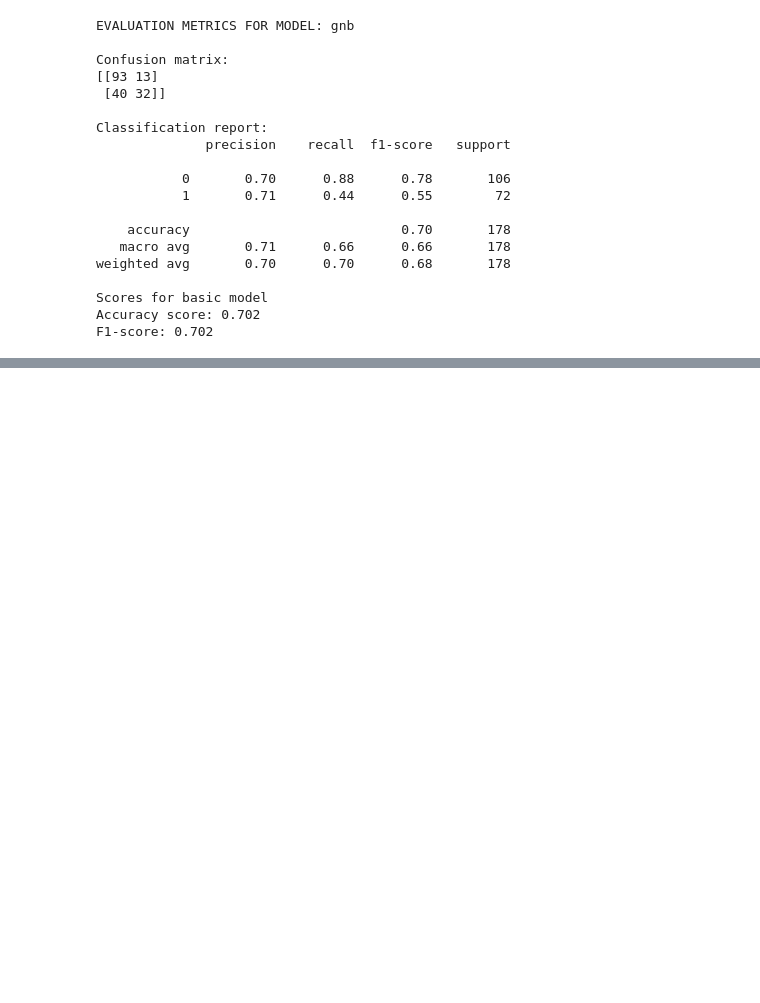
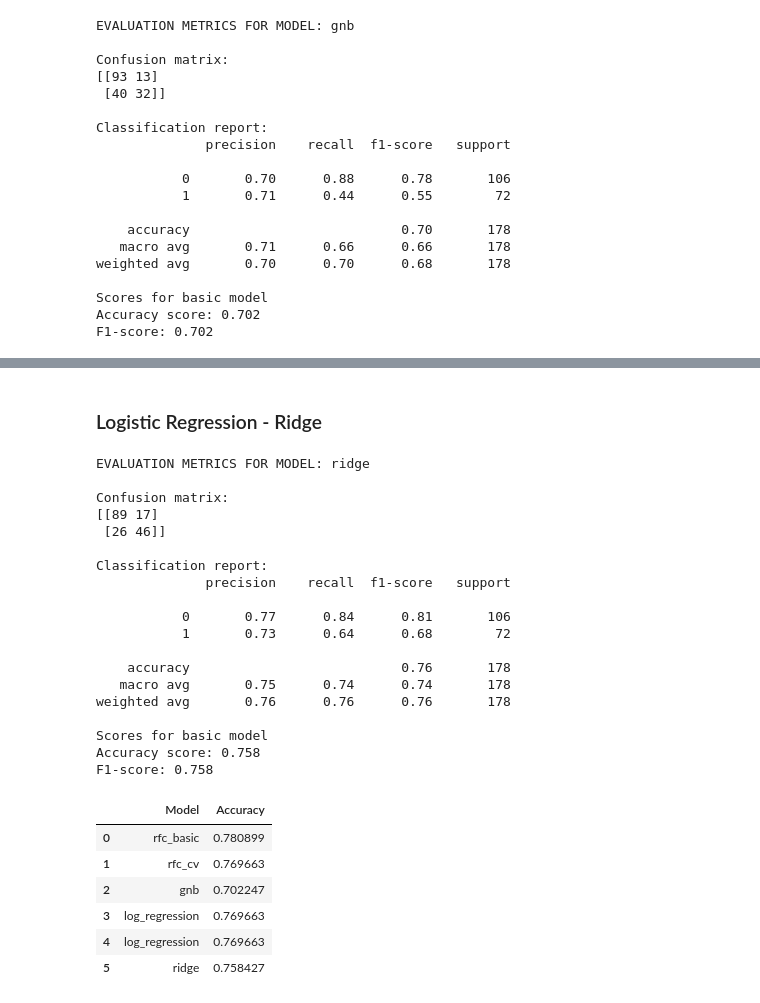
Before and after one commit to pawelkiszczak/kaggle, a Jupyter notebook: titanic/titanic_sklearn.ipynb, the cells around one changed output, grey strips where cells are left out. Drawn from its saved outputs; the diff is of its cells as text; code cells hidden in the pictures; blank space fills up the shorter version.

```diff
--- a/titanic/titanic_sklearn.ipynb
+++ b/titanic/titanic_sklearn.ipynb
@@ -405,0 +422,5 @@ F1-score: 0.770
+# %%
+# Adding already obtained data
+results = append_data(results, rfc_basic_results)
+results = append_data(results, rfc_cv_results)
+results
@@ -414,6 +441,7 @@ Other classifiers to try out:
 * Linear SVC
 * Stochastic Gradient Descent
 # %%
+# Next model - Gaussian Naive-Bayes
 from sklearn.naive_bayes import GaussianNB
 gnb = GaussianNB()
 
@@ -421,7 +449,7 @@ gnb.fit(X_train, y_train)
 
 gnb.predict(X_test)
 
-evaluate_model(model=gnb, model_name='gnb', y_true=y_test)
+gnb_results = evaluate_model(model=gnb, model_name='gnb', y_true=y_test)
 # %% [output]
 EVALUATION METRICS FOR MODEL: gnb
 
@@ -478,0 +473,4 @@ ValueError: If using all scalar values, you must pass an index
+# %%
+# Appending the results
+results = append_data(results, gnb_results)
+results
@@ -478,0 +484,10 @@ ValueError: If using all scalar values, you must pass an index
+# %%
+from sklearn.linear_model import LogisticRegression
+log = LogisticRegression()
+
+log.fit(X_train, y_train)
+
+log_results = evaluate_model(model=log, model_name='log_regression', y_true=y_test)
+
+results = append_data(results, log_results)
+results
@@ -478,0 +520,39 @@ ValueError: If using all scalar values, you must pass an index
+# %% [markdown]
+### Logistic Regression - Ridge
+# %%
+from sklearn.linear_model import RidgeClassifier
+ridge = RidgeClassifier()
+
+ridge.fit(X_train, y_train)
+
+ridge_results = evaluate_model(model=ridge, model_name='ridge', y_true=y_test)
+
+results = append_data(results, ridge_results)
+results
+# %% [output]
+EVALUATION METRICS FOR MODEL: ridge
+
+Confusion matrix:
+[[89 17]
+ [26 46]]
+
+Classification report:
+              precision    recall  f1-score   support
+
+           0       0.77      0.84      0.81       106
+           1       0.73      0.64      0.68        72
+
+    accuracy                           0.76       178
+   macro avg       0.75      0.74      0.74       178
+weighted avg       0.76      0.76      0.76       178
+
+Scores for basic model
+Accuracy score: 0.758
+F1-score: 0.758
+|  | Model | Accuracy |
+| 0 | rfc_basic | 0.780899 |
+| 1 | rfc_cv | 0.769663 |
+| 2 | gnb | 0.702247 |
+| 3 | log_regression | 0.769663 |
+| 4 | log_regression | 0.769663 |
+| 5 | ridge | 0.758427 |
```
Also changed, not shown: parts of 29 cells of this notebook.
